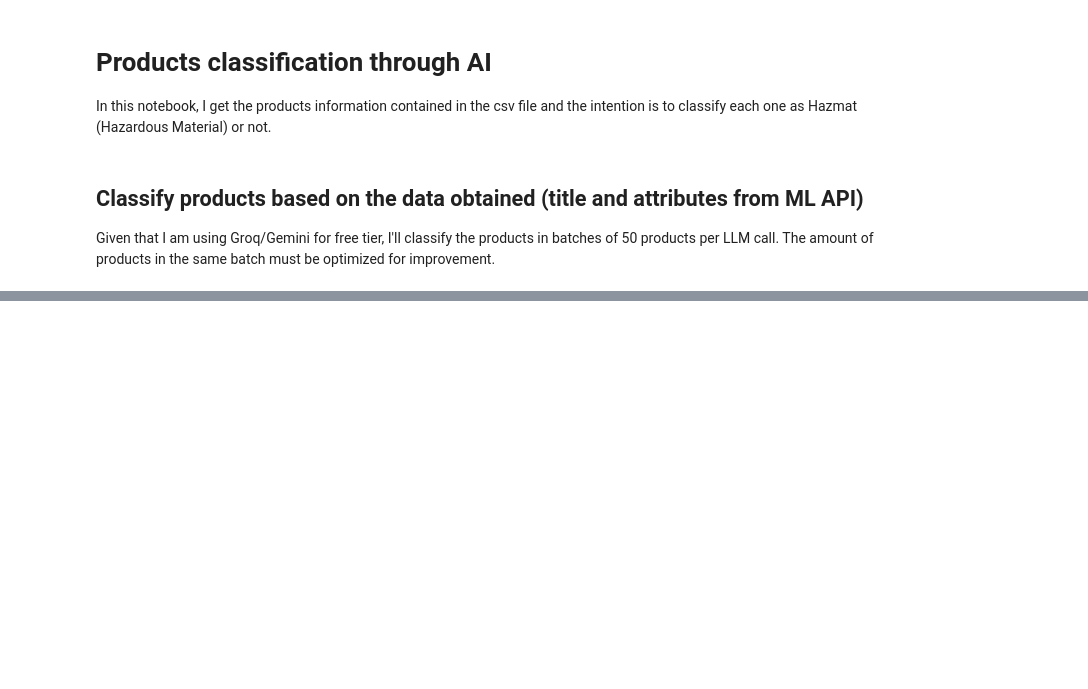
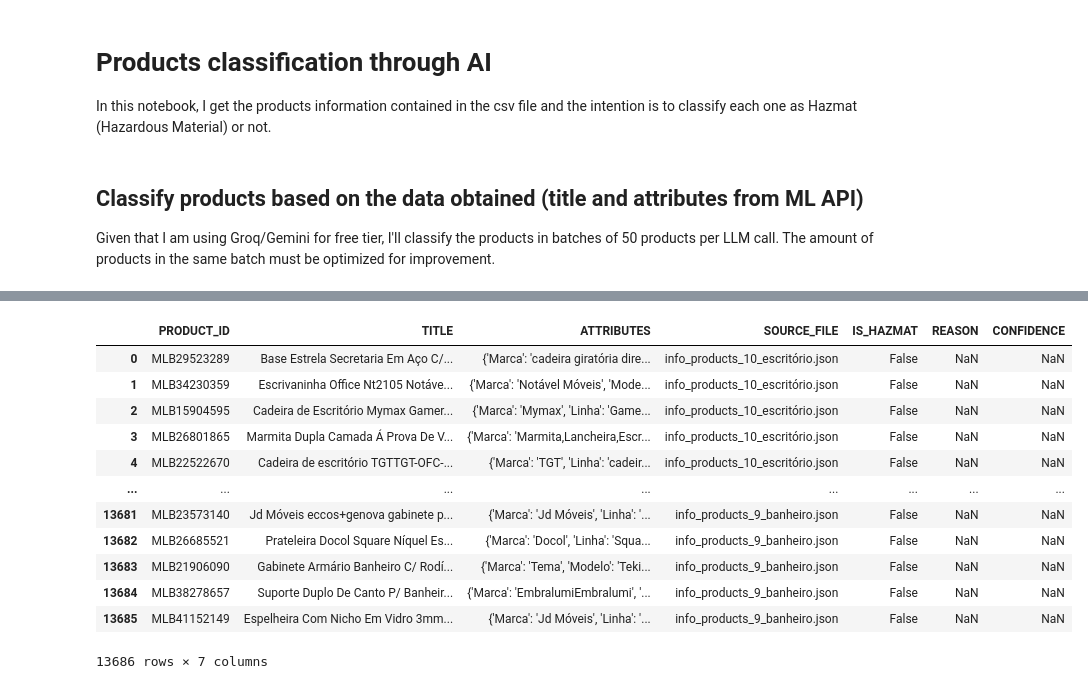
Before and after one commit to gsimassouza/hazmat-classifier, a Jupyter notebook: classify_products.ipynb, the cells around one changed output, grey strips where cells are left out. Saved outputs shown, nothing was run; the diff lists cells and outputs as text; code cells hidden in the pictures; blank space fills up the shorter version.

Commit message:
finished classification of products

```diff
--- a/classify_products.ipynb
+++ b/classify_products.ipynb
@@ -136,21 +144,61 @@ Processing batch 45 with 100 products...
 # %%
 import json
 
-# Prompt: Open jsonl file and insert result into dataframe products_df
+# Prompt: Open jsonl file and insert result into dataframe products_df. The json file may contain different encodings, so handle it properly.
 
-# Read the classified products JSONL file and insert results into products_df
+def try_decode_line(line):
+    for encoding in ["utf-8", "latin1", "utf-8-sig"]:
+        try:
+            return line.decode(encoding)
+        except Exception:
+            continue
+    return None  # if all fail
+
 jsonl_path = f"data/{DATASET}/{DATASET}_classified_products.jsonl"
 classified_rows = []
-with open(jsonl_path, "r", encoding="utf-8") as f:
-    for line in f:
-        if line.strip():
-            classified_rows.append(json.loads(line))
+
+with open(jsonl_path, "rb") as f:  # read as binary to handle mixed encoding
+    for bline in f:
+        decoded_line = try_decode_line(bline)
+        if decoded_line and decoded_line.strip():
+            try:
+                row = json.loads(decoded_line)
+                # Convert all keys to uppercase for consistency
+                row = {k.upper(): v for k, v in row.items()}
+                classified_rows.append(row)
+            except json.JSONDecodeError:
+                continue  # skip corrupted JSON lines
 
 classified_df = pd.DataFrame(classified_rows)
+classified_df.columns = [col.upper() for col in classified_df.columns]
 
-# Merge classified_df into products_df on 'product_id'
-products_df = products_df.merge(classified_df, on="product_id", how="left", suffixes=("", "_classified"))
+# Convert all columns in products_df to uppercase for consistency
+products_df.columns = [col.upper() for col in products_df.columns]
+
+# Merge classified_df with products_df on 'PRODUCT_ID'
+products_df = products_df.merge(
+    classified_df,
+    on='PRODUCT_ID',
+    how='left',
+    suffixes=("", "_CLASSIFIED")
+)
 
 products_df.head()
 # Save the updated products_df with classifications
-products_df.to_csv(f"data/{DATASET}/{DATASET}_classified_products.csv", index=False)
+products_df.to_csv(f"data/{DATASET}/{DATASET}_classified_products.csv", index=False, encoding="utf-8")
+# %%
+products_df
+# %% [output]
+|  | PRODUCT_ID | TITLE | ATTRIBUTES | SOURCE_FILE | IS_HAZMAT | REASON | CONFIDENCE |
+| 0 | MLB29523289 | Base Estrela Secretaria Em Aço C/... | {'Marca': 'cadeira giratória dire... | info_products_10_escritório.json | False | NaN | NaN |
+| 1 | MLB34230359 | Escrivaninha Office Nt2105 Notáve... | {'Marca': 'Notável Móveis', 'Mode... | info_products_10_escritório.json | False | NaN | NaN |
+| 2 | MLB15904595 | Cadeira de Escritório Mymax Gamer... | {'Marca': 'Mymax', 'Linha': 'Game... | info_products_10_escritório.json | False | NaN | NaN |
+| 3 | MLB26801865 | Marmita Dupla Camada Á Prova De V... | {'Marca': 'Marmita,Lancheira,Escr... | info_products_10_escritório.json | False | NaN | NaN |
+| 4 | MLB22522670 | Cadeira de escritório TGTTGT-OFC-... | {'Marca': 'TGT', 'Linha': 'cadeir... | info_products_10_escritório.json | False | NaN | NaN |
+| ... | ... | ... | ... | ... | ... | ... | ... |
+| 13681 | MLB23573140 | Jd Móveis eccos+genova gabinete p... | {'Marca': 'Jd Móveis', 'Linha': '... | info_products_9_banheiro.json | False | NaN | NaN |
+| 13682 | MLB26685521 | Prateleira Docol Square Níquel Es... | {'Marca': 'Docol', 'Linha': 'Squa... | info_products_9_banheiro.json | False | NaN | NaN |
+| 13683 | MLB21906090 | Gabinete Armário Banheiro C/ Rodí... | {'Marca': 'Tema', 'Modelo': 'Teki... | info_products_9_banheiro.json | False | NaN | NaN |
+| 13684 | MLB38278657 | Suporte Duplo De Canto P/ Banheir... | {'Marca': 'EmbralumiEmbralumi', '... | info_products_9_banheiro.json | False | NaN | NaN |
+| 13685 | MLB41152149 | Espelheira Com Nicho Em Vidro 3mm... | {'Marca': 'Jd Móveis', 'Linha': '... | info_products_9_banheiro.json | False | NaN | NaN |
+13686 rows × 7 columns
```
Also changed, not shown: parts of 5 cells of this notebook, 3 other files.
